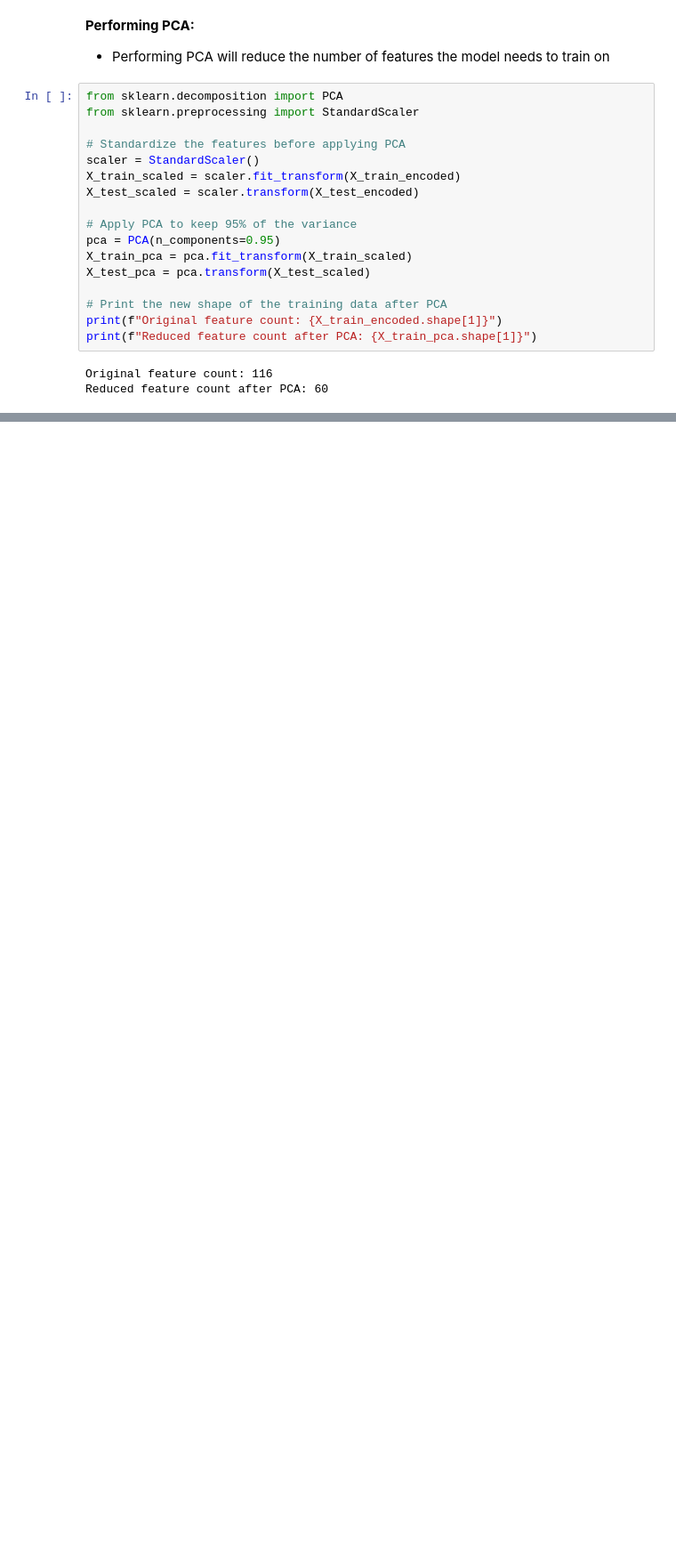
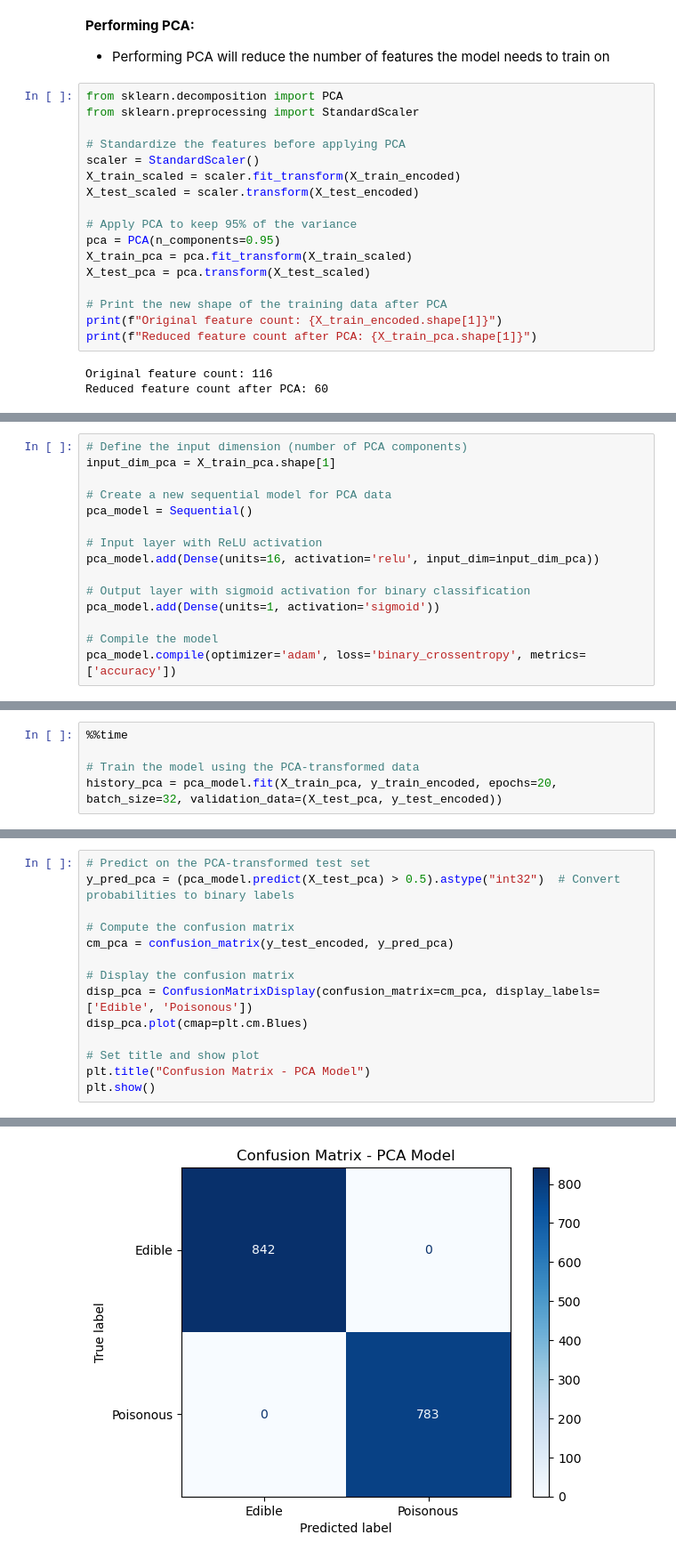
Before and after one commit to dakshpat/Mushroom_Identifier_Model, a Jupyter notebook: Mushroom Identifier Model.ipynb, the cells around one changed output, grey strips where cells are left out. Shown at 89% size. Saved outputs shown, nothing was run; the diff lists cells and outputs as text; blank space fills up the shorter version.

Commit message:
Trained the PCA model and added a confusion matrix for the results.

```diff
--- a/Mushroom Identifier Model.ipynb
+++ b/Mushroom Identifier Model.ipynb
@@ -189,0 +192,15 @@ Reduced feature count after PCA: 60
+# %%
+# Define the input dimension (number of PCA components)
+input_dim_pca = X_train_pca.shape[1]
+
+# Create a new sequential model for PCA data
+pca_model = Sequential()
+
+# Input layer with ReLU activation
+pca_model.add(Dense(units=16, activation='relu', input_dim=input_dim_pca))
+
+# Output layer with sigmoid activation for binary classification
+pca_model.add(Dense(units=1, activation='sigmoid'))
+
+# Compile the model
+pca_model.compile(optimizer='adam', loss='binary_crossentropy', metrics=['accuracy'])
@@ -189,0 +209,5 @@ Reduced feature count after PCA: 60
+# %%
+%%time
+
+# Train the model using the PCA-transformed data
+history_pca = pca_model.fit(X_train_pca, y_train_encoded, epochs=20, batch_size=32, validation_data=(X_test_pca, y_test_encoded))
@@ -189,0 +232,15 @@ Reduced feature count after PCA: 60
+# %%
+# Predict on the PCA-transformed test set
+y_pred_pca = (pca_model.predict(X_test_pca) > 0.5).astype("int32")  # Convert probabilities to binary labels
+
+# Compute the confusion matrix
+cm_pca = confusion_matrix(y_test_encoded, y_pred_pca)
+
+# Display the confusion matrix
+disp_pca = ConfusionMatrixDisplay(confusion_matrix=cm_pca, display_labels=['Edible', 'Poisonous'])
+disp_pca.plot(cmap=plt.cm.Blues)
+
+# Set title and show plot
+plt.title("Confusion Matrix - PCA Model")
+plt.show()
+# %% [output]
@@ -189,0 +248 @@ Reduced feature count after PCA: 60
+[figure, added]
```
Also changed, not shown: parts of 6 cells of this notebook.
